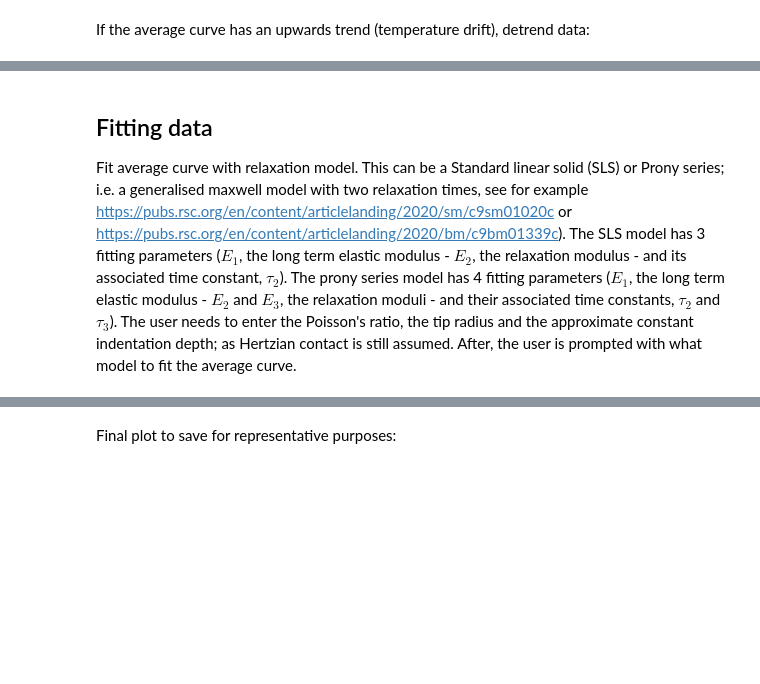
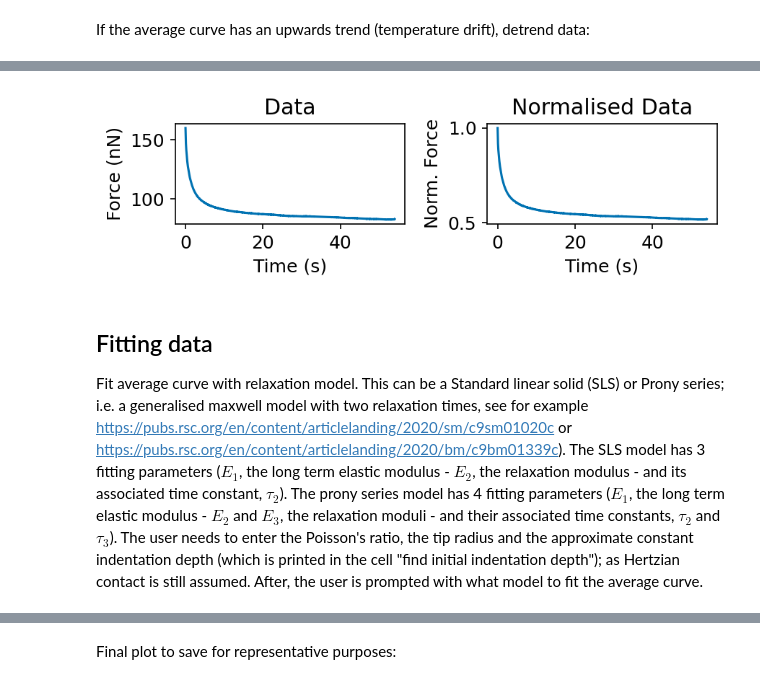
Before and after one commit to GiuseppeCiccone96/stressrelaxnano, a Jupyter notebook: main.ipynb, the cells around one changed output, grey strips where cells are left out. Cells and saved outputs as stored; diff of their text form; code cells hidden in the pictures; blank space fills up the shorter version.

```diff
--- a/main.ipynb
+++ b/main.ipynb
@@ -355,35 +380,37 @@ display(detrend_range)
 # %%
-fig,axs = plt.subplots(1,2,figsize=(6,1.5))
+fig,axs = plt.subplots(1,2,figsize=(6,2))
 if detrendw.value is True:
     #average curve (absolute)
     f_av_detrended,optd = linear_detrend(t_av,f_av,start_trend=detrend_range.value[0],end_trend=detrend_range.value[1])
     f_av_detrended = f_av_detrended+optd[1] #add back y intercept for correct f scaling
     f_av = f_av_detrended
     f_av_norm = f_av/max(f_av)
     #error (absolute)
     f_err_detrended,optd = linear_detrend(t_av,f_err,start_trend=detrend_range.value[0],end_trend=detrend_range.value[1])
     f_err_detrended = f_err_detrended+optd[1]
     f_err=f_err_detrended
     #error (from normalised curves)
     f_err_detrended_norm,optd = linear_detrend(t_av,f_err_norm,start_trend=detrend_range.value[0],end_trend=detrend_range.value[1])
     f_err_detrended_norm = f_err_detrended_norm+optd[1]
     f_err_norm=f_err_detrended_norm
 
 axs[0].plot(t_av,f_av)
 axs[1].plot(t_av,f_av_norm)
 axs[0].set_title("Data")
 axs[1].set_title("Normalised Data")
 axs[0].set_xlabel("Time (s)")
 axs[1].set_xlabel("Time (s)")
-axs[0].set_ylabel("Force (uN)")
+axs[0].set_ylabel("Force (nN)")
 axs[1].set_ylabel("Norm. Force")
 fig.tight_layout()
+# %% [output]
+[figure, added]
 # %% [markdown]
 ## Fitting data
 Fit average curve with relaxation model. This can be a Standard linear solid (SLS) or Prony series; i.e. a generalised maxwell model with two relaxation times, see for example https://pubs.rsc.org/en/content/articlelanding/2020/sm/c9sm01020c or https://pubs.rsc.org/en/content/articlelanding/2020/bm/c9bm01339c).
 The SLS model has 3 fitting parameters ($E_1$, the long term elastic modulus - $E_2$, the relaxation modulus - and its associated time constant, $\tau_2$).
 The prony series model has 4 fitting parameters ($E_1$, the long term elastic modulus - $E_2$ and $E_3$, the relaxation moduli - and their associated time constants, $\tau_2$ and $\tau_3$).
-The user needs to enter the Poisson's ratio, the tip radius and the approximate constant indentation depth; as Hertzian contact is still assumed. After, the user is prompted with what model to fit the average curve.
+The user needs to enter the Poisson's ratio, the tip radius and the approximate constant indentation depth (which is printed in the cell "find initial indentation depth"); as Hertzian contact is still assumed. After, the user is prompted with what model to fit the average curve.
 # %%
 poisson = widgets.BoundedFloatText(
     value=0.5,
```
Also changed, not shown: parts of 17 cells of this notebook.
